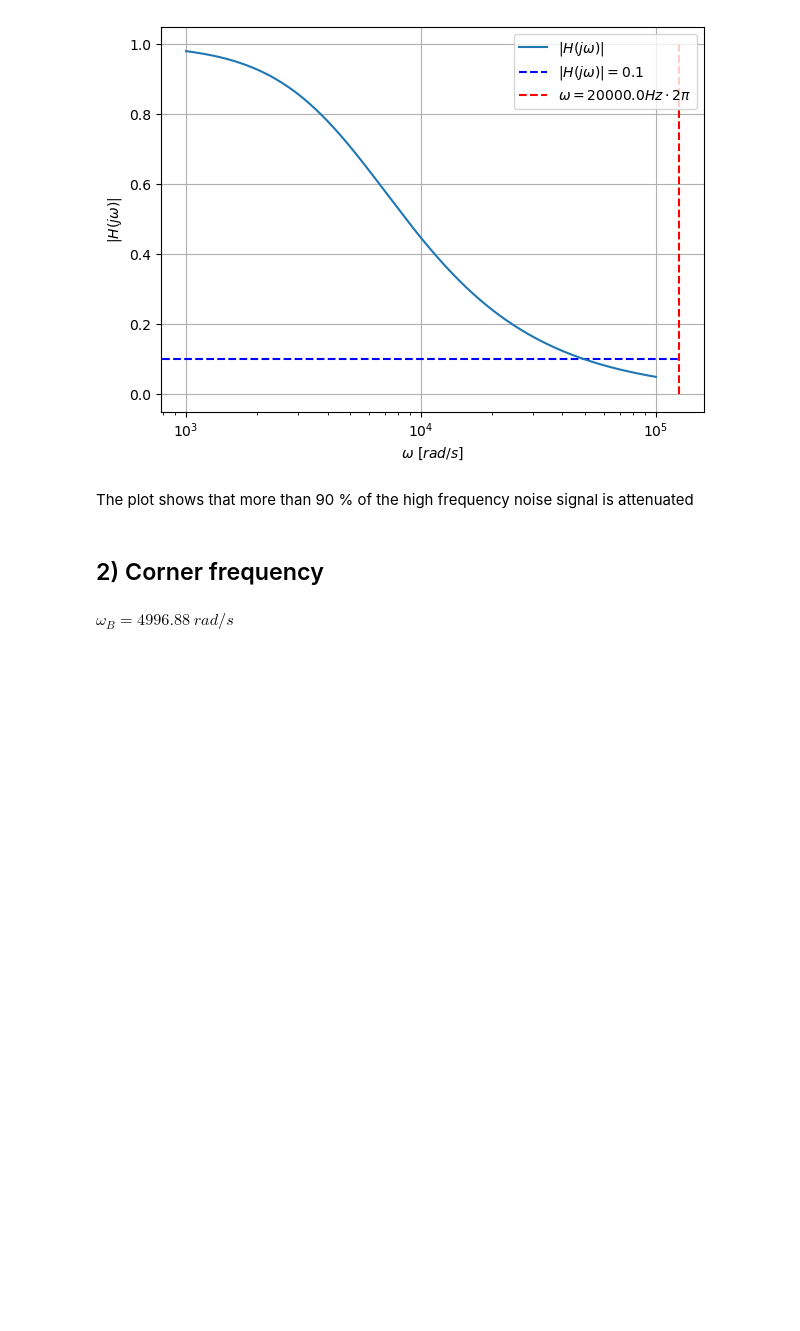
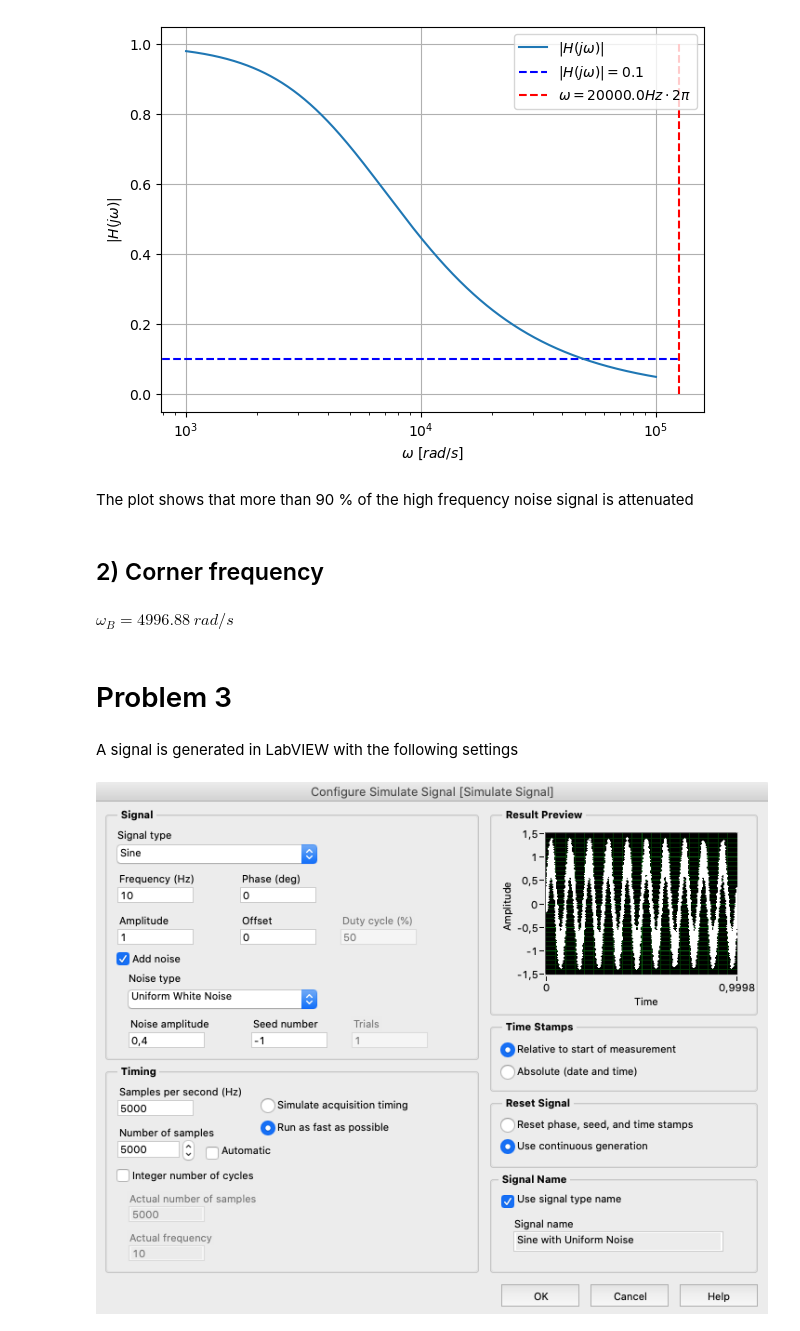
Before and after one commit to robotengineer123/ControlHomework, a Jupyter notebook: SensorHW/HW6/HW6.ipynb, the cells around one changed output. Saved outputs shown, nothing was run; the diff lists cells and outputs as text; code cells hidden in the pictures; blank space fills up the shorter version.

```diff
--- a/SensorHW/HW6/HW6.ipynb
+++ b/SensorHW/HW6/HW6.ipynb
@@ -132,3 +132,11 @@ omega_B = omega[i_cutoff]
 eq_disp('\\omega_B', round(omega_B,2), 'rad/s')
 # %% [output]
 $\omega_B=4996.88 \: rad/s$
+# %% [markdown]
+# Problem 3
+# %% [markdown]
+A signal is generated in LabVIEW with the following settings
+# %%
+Image('Signal_settings.png')
+# %% [output]
+[figure, added]
```
Also changed, not shown: parts of 15 cells of this notebook, 16 other files.
